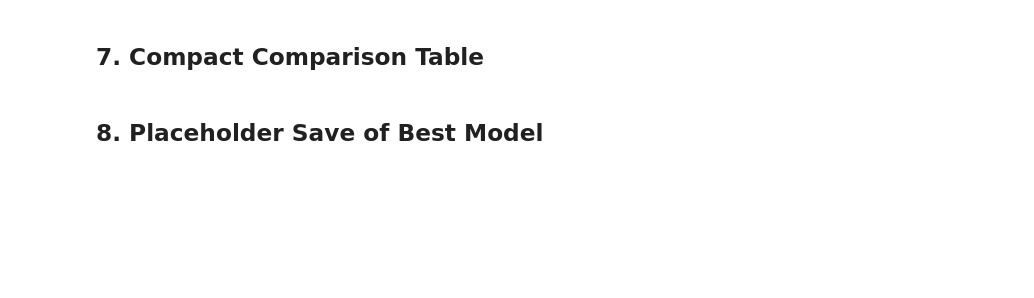
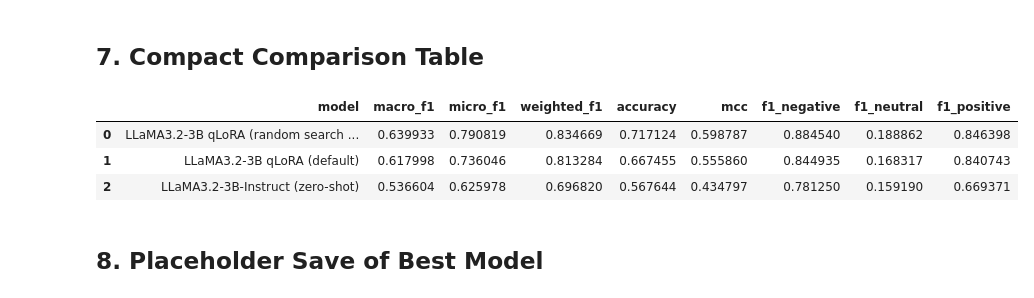
Before and after one commit to HwGan123/IS469_wealth_manager_project, a Jupyter notebook: experiments/sentiment_agent/llama3.2_3b-instruct.ipynb, the cells around one changed output. Cells and saved outputs as stored; diff of their text form; code cells hidden in the pictures; blank space fills up the shorter version.

Commit message:
randomsearch

```diff
--- a/experiments/sentiment_agent/llama3.2_3b-instruct.ipynb
+++ b/experiments/sentiment_agent/llama3.2_3b-instruct.ipynb
@@ -253,20 +324,19 @@ def log_run_to_wandb(run_name, config_dict, metrics):
 # %% [markdown]
 ## 4. Baseline: LLaMA3.2-3B-Instruct (Non-Finetuned) on Gold Commodity
 # %%
-from transformers import AutoModelForCausalLM, AutoTokenizer
-
 BASE_MODEL_NAME = 'unsloth/Llama-3.2-3B-Instruct'
 
 baseline_tokenizer = AutoTokenizer.from_pretrained(BASE_MODEL_NAME, use_fast=True)
 if baseline_tokenizer.pad_token is None:
     baseline_tokenizer.pad_token = baseline_tokenizer.eos_token
 
-baseline_model = AutoModelForCausalLM.from_pretrained(
-    BASE_MODEL_NAME,
-    torch_dtype=DTYPE,
-    device_map='auto',
+baseline_model, baseline_tokenizer = FastLanguageModel.from_pretrained(
+    model_name=BASE_MODEL_NAME,
+    max_seq_length=MAX_SEQ_LEN,
+    dtype=None,
     load_in_4bit=True,
 )
+FastLanguageModel.for_inference(baseline_model)
 baseline_model.eval()
 
 baseline_preds = batched_generate_labels(
@@ -333,14 +421,22 @@ llama_model = FastLanguageModel.get_peft_model(
     random_state=SEED,
 )
 
-train_ds = Dataset.from_dict({
-    'text': [make_chat_train_text(llama_tokenizer, s, y) for s, y in zip(fpb_df['sentence'], fpb_df['label_text'])]
-})
+# Create train/val split from FPB
+train_texts = [make_chat_train_text(llama_tokenizer, s, y) for s, y in zip(fpb_df['sentence'], fpb_df['label_text'])]
+split_idx = int(0.8 * len(train_texts))
+train_texts_split = train_texts[:split_idx]
+eval_texts_split = train_texts[split_idx:]
+
+train_ds = Dataset.from_dict({'text': train_texts_split})
+eval_ds = Dataset.from_dict({'text': eval_texts_split})
+
+print(f'Train samples: {len(train_ds)}, Eval samples: {len(eval_ds)}')
 
 trainer = SFTTrainer(
     model=llama_model,
     tokenizer=llama_tokenizer,
     train_dataset=train_ds,
+    eval_dataset=eval_ds,
     dataset_text_field='text',
     max_seq_length=MAX_SEQ_LEN,
     data_collator=DataCollatorForSeq2Seq(tokenizer=llama_tokenizer),
@@ -356,12 +452,23 @@ trainer = SFTTrainer(
         weight_decay=0.01,
         optim='adamw_8bit',
         logging_steps=20,
-        save_strategy='epoch',
+        save_strategy='steps',
+        save_steps=50,
+        eval_strategy='steps',
+        eval_steps=50,
+        load_best_model_at_end=True,
+        metric_for_best_model='loss',
         seed=SEED,
         report_to='none',
         fp16=not torch.cuda.is_bf16_supported(),
         bf16=torch.cuda.is_bf16_supported(),
     ),
+    callbacks=[
+        EarlyStoppingCallback(
+            early_stopping_patience=3,
+            early_stopping_threshold=0.001,
+        )
+    ],
 )
 
 trainer = train_on_responses_only(
@@ -370,6 +477,7 @@ trainer = train_on_responses_only(
     response_part='<|start_header_id|>assistant<|end_header_id|>\n\n',
 )
 
+print('Starting training with EarlyStopping enabled...')
 train_out = trainer.train()
 llama_model.save_pretrained(LLAMA_ADAPTER_DIR)
 llama_tokenizer.save_pretrained(LLAMA_ADAPTER_DIR)
@@ -629,11 +877,16 @@ log_run_to_wandb(
 # %%
 comparison_df = pd.DataFrame([
     {'model': 'LLaMA3.2-3B-Instruct (zero-shot)', **{k: v for k, v in baseline_metrics.items() if isinstance(v, (int, float, np.floating))}},
     {'model': 'LLaMA3.2-3B qLoRA (default)', **{k: v for k, v in llama_metrics.items() if isinstance(v, (int, float, np.floating))}},
-    {'model': 'LLaMA3.2-3B qLoRA (optuna best)', **{k: v for k, v in best_metrics.items() if isinstance(v, (int, float, np.floating))}},
+    {'model': 'LLaMA3.2-3B qLoRA (random search best)', **{k: v for k, v in best_metrics.items() if isinstance(v, (int, float, np.floating))}},
 ])
 
 display_cols = ['model', 'macro_f1', 'micro_f1', 'weighted_f1', 'accuracy', 'mcc', 'f1_negative', 'f1_neutral', 'f1_positive']
 display(comparison_df[display_cols].sort_values('macro_f1', ascending=False).reset_index(drop=True))
+# %% [output]
+|  | model | macro_f1 | micro_f1 | weighted_f1 | accuracy | mcc | f1_negative | f1_neutral | f1_positive |
+| 0 | LLaMA3.2-3B qLoRA (random search ... | 0.639933 | 0.790819 | 0.834669 | 0.717124 | 0.598787 | 0.884540 | 0.188862 | 0.846398 |
+| 1 | LLaMA3.2-3B qLoRA (default) | 0.617998 | 0.736046 | 0.813284 | 0.667455 | 0.555860 | 0.844935 | 0.168317 | 0.840743 |
+| 2 | LLaMA3.2-3B-Instruct (zero-shot) | 0.536604 | 0.625978 | 0.696820 | 0.567644 | 0.434797 | 0.781250 | 0.159190 | 0.669371 |
 # %% [markdown]
 ## 8. Placeholder Save of Best Model
```
Also changed, not shown: parts of 18 cells of this notebook, 3 other files.
